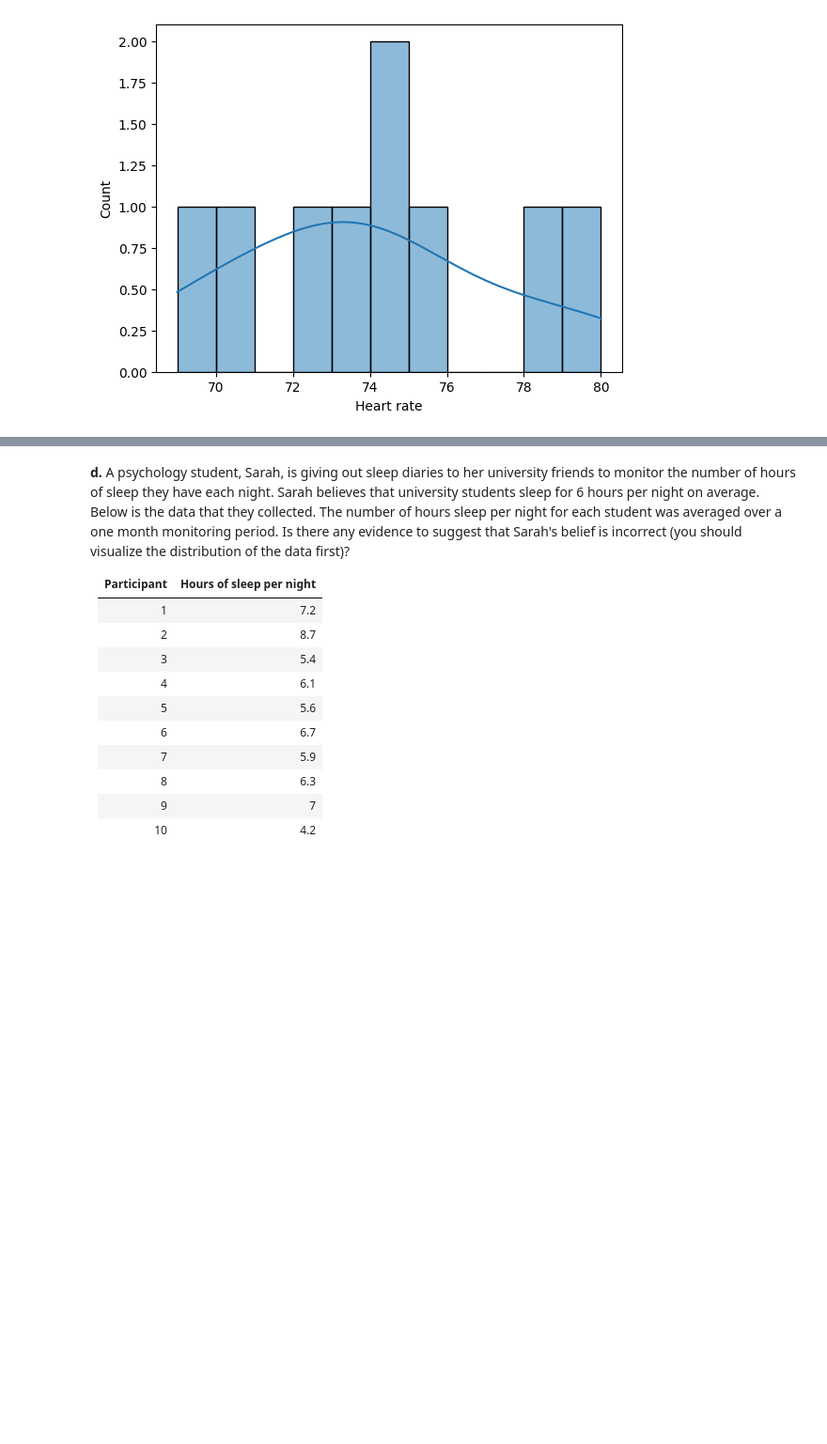
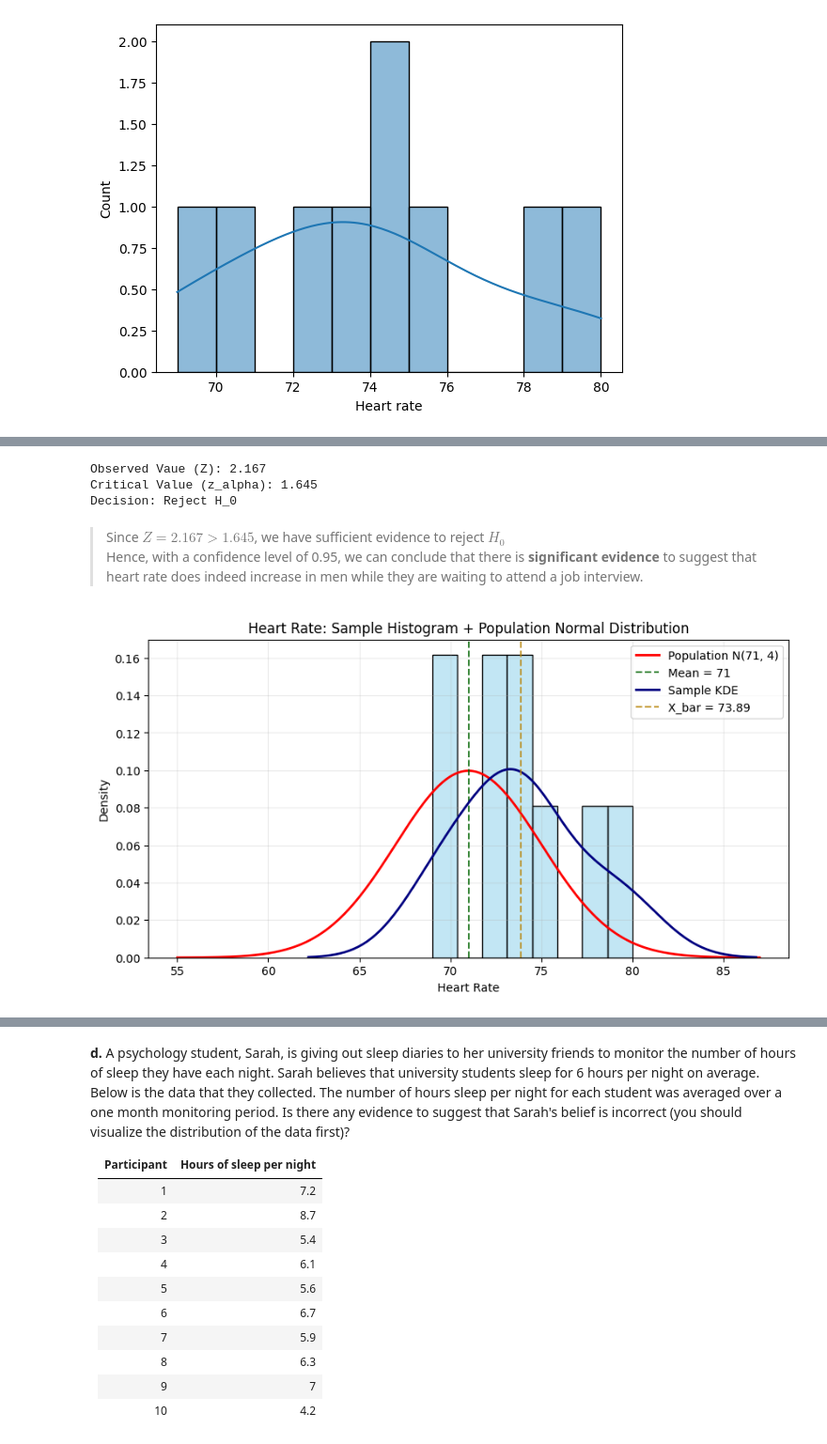
Before and after one commit to LaimengEung/inf-604-data-analysis-i-repo, a Jupyter notebook: Copy_of_Lab6_Hypothesis_Testing.ipynb, the cells around one changed output, grey strips where cells are left out. Shown at 94% size. Cells and saved outputs as stored; diff of their text form; code cells hidden in the pictures; blank space fills up the shorter version.

```diff
--- a/Copy_of_Lab6_Hypothesis_Testing.ipynb
+++ b/Copy_of_Lab6_Hypothesis_Testing.ipynb
@@ -81,0 +259,50 @@ z-test should be used because the data can be assumed to be normal with known st
+# %%
+# Conduct the test at the 5% level
+# we can use the default stats.norm (0, 1)
+heart_rate = [80, 74, 73, 72, 78, 75, 70, 74, 69]
+mu, sigma = 71, 4
+
+x_bar = np.mean(heart_rate)
+z_stat = (x_bar - mu) / (sigma / np.sqrt(len(heart_rate)))   # Observed value
+z_alpha = stats.norm.ppf(0.95)                               # Critical value
+
+print(f"Observed Vaue (Z): {z_stat:.3f}")
+print(f"Critical Value (z_alpha): {z_alpha:.3f}")
+print("Decision:", "Reject H_0" if z_stat >= z_alpha else "Fail to Reject H_0")
+# %% [output]
+Observed Vaue (Z): 2.167
+Critical Value (z_alpha): 1.645
+Decision: Reject H_0
+# %% [markdown]
+> Since $Z = 2.167 > 1.645$, we have sufficient evidence to reject $H_0$\
+> Hence, with a confidence level of 0.95, we can conclude that there is **significant evidence** to suggest that heart rate does indeed increase in men while they are waiting to attend a job interview.
+# %%
+from scipy.stats import norm
+
+# Data
+heart_rate = [80, 74, 73, 72, 78, 75, 70, 74, 69]
+mu, sigma = 71, 4
+dist = norm(loc=mu, scale=sigma)
+
+plt.figure(figsize=(10, 5))
+
+# Population Plot
+x_pop = np.linspace(mu - 4*sigma, mu + 4*sigma, 300)
+plt.plot(x_pop, dist.pdf(x_pop), color='red', linewidth=2, label='Population N(71, 4)')
+plt.axvline(mu, color='darkgreen', alpha=0.8, linestyle='--', label=f'Mean = {mu}')
+
+# Sample Plot (KDE)
+sns.kdeplot(heart_rate, color='navy', linewidth=2, label='Sample KDE')
+
+# Sample Histogram
+sns.histplot(heart_rate, color='skyblue', stat='density', bins=8, alpha=0.5)
+plt.axvline(x_bar, color='darkgoldenrod', alpha=0.8, linestyle='--', label=f'X_bar = {x_bar:.2f}')
+
+plt.title("Heart Rate: Sample Histogram + Population Normal Distribution")
+plt.xlabel("Heart Rate")
+plt.ylabel("Density")
+plt.grid(alpha=0.25)
+plt.legend()
+plt.show()
+# %% [output]
+[figure, added]
```
Also changed, not shown: parts of 26 cells of this notebook.
